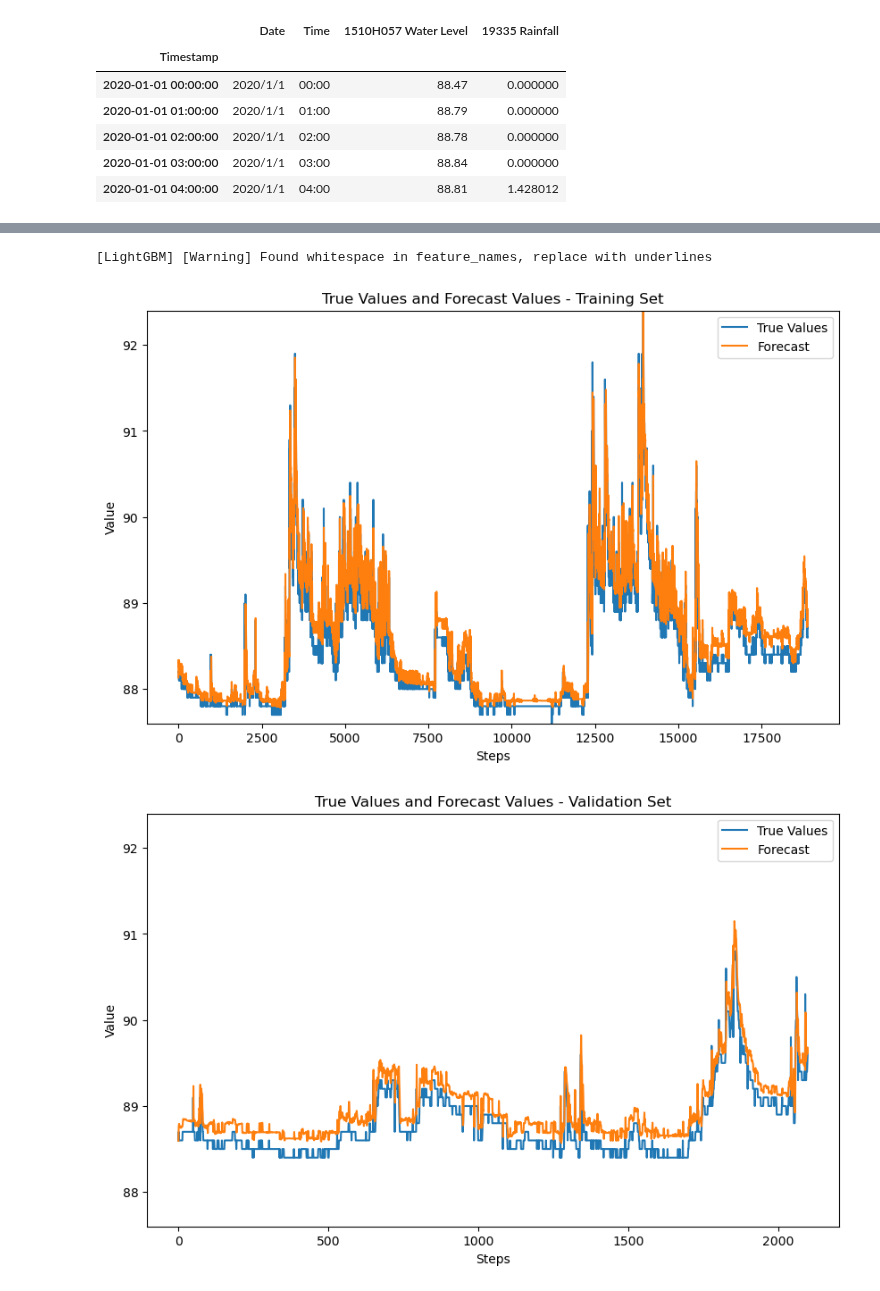
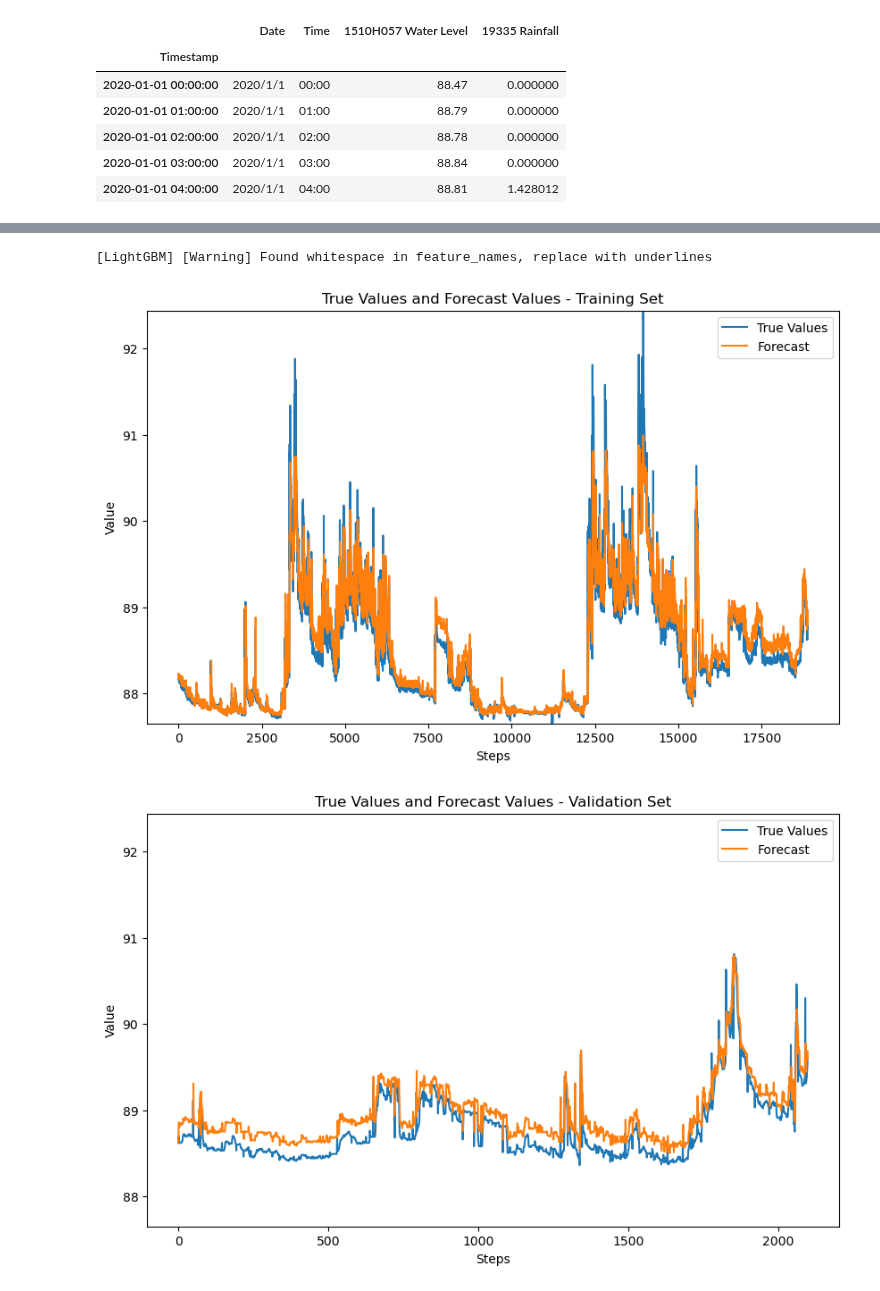
Before and after one commit to wenyi22/-, a Jupyter notebook: water level lest.ipynb, the cells around one changed output, grey strips where cells are left out. Drawn from its saved outputs; the diff is of its cells as text; code cells hidden in the pictures.

```diff
--- a/water level lest.ipynb
+++ b/water level lest.ipynb
@@ -22,8 +22,9 @@ from tensorflow.keras.layers import LSTM, Dense
 from sklearn.metrics import r2_score
 
 # 讀取數據
-data_path = r'C:\Users\rex\Desktop\水位預測\3\1510H057.csv'   # 檔案位置(可更改位置)
+data_path = '資料/水位雨量資料/1510H057.csv'
 data = pd.read_csv(data_path)
+
 # 定義 時間索引 欄位
 def create_timestamp(data):
     # 將"Date"和"Time"合併成時間戳記並設置為索引
@@ -60,7 +61,7 @@ Timestamp
 | 2020-01-01 04:00:00 | 2020/1/1 | 04:00 | 88.81 | 1.428012 |
 # %%
 # 水位四捨五入小數第一位
-data['1510H057 Water Level'] = data['1510H057 Water Level'].round(1)
+data['1510H057 Water Level'] = data['1510H057 Water Level'].round(2)
 # -------------------------------------------------------------------------------------------------------------------
 # 列出所有要增加特徵的欄位名稱
 columns_to_expand = ["1510H057 Water Level","19335 Rainfall"]
@@ -243,14 +243,14 @@ y_test = test_data["1510H057 Water Level_target_1"]
 model = lgb.LGBMRegressor(
     objective='regression',
     num_leaves=24,
-    learning_rate=0.026280882494747457,
-    n_estimators=694,
-    max_bin=38,
-    subsample=0.7132909457300148,
-    subsample_freq=2,
-    colsample_bytree=0.9387943332342736,
-    min_child_samples=4,
-    min_child_weight=12,
+    learning_rate=0.03366781071846638,
+    n_estimators=675,
+    max_bin=40,
+    subsample=0.7124500581816137,
+    subsample_freq=3,
+    colsample_bytree=0.8784303388858438,
+    min_child_samples=5,
+    min_child_weight=10,
     verbose=0,
     device='gpu',
     random_state=seed_value
@@ -266,33 +266,36 @@ dump(model, 'model/lgb_model.joblib')
 with open('model/feature_names.json', 'w') as f:
     json.dump(list(X_train.columns), f)
 
-WINDOW_SIZE = 72
+WINDOW_SIZE = 144
 
 # 定義多步預測函數
 def recursive_forecast(model, X_test, y_test, steps=288):
-    forecast = []
-    true_values = []
-    r2_scores = []
-    mape_scores = []
+    forecast = []          # 存儲預測結果的列表
+    true_values = []       # 存儲真實目標值的列表
+    r2_scores = []         # 存儲 R-squared 分數的列表
+    mape_scores = []       # 存儲 MAPE 的列表
 
-    X_test_copy = X_test.copy()
+    X_test_copy = X_test.copy()  # 拷貝測試集特徵數據，以確保不修改原始數據
 
     for i in range(steps):
-        features = X_test_copy.iloc[i].values.reshape(1, -1)
-        true_value = y_test.iloc[i]
-        true_values.append(true_value)
+        features = X_test_copy.iloc[i].values.reshape(1, -1)  # 提取當前時間步的特徵數據並轉換為二維數組
+        true_value = y_test.iloc[i]  # 提取當前時間步的真實目標值
+        true_values.append(true_value)  # 將真實目標值添加到列表中
 
-        pred = model.predict(features)
-        forecast.append(pred[0])
+        pred = model.predict(features)  # 使用模型進行預測
+        forecast.append(pred[0])        # 將預測結果添加到列表中
 
         if i < steps - 1:
+            # 更新下一時間步的特徵數據，以使用先前的預測值進行預測
             X_test_copy.iloc[i + 1, -WINDOW_SIZE:] = np.hstack((X_test_copy.iloc[i, -WINDOW_SIZE:-1].values, [pred[0]]))
 
-        r2_scores.append(r2_score(true_values, forecast))
-        mape_scores.append(mean_absolute_percentage_error(true_values, forecast))
+        # 計算當前時間步的 R-squared 分數並添加到列表中
+        r2_scores.append(r2_score([true_value], [pred[0]]))
+
+        # 計算當前時間步的 MAPE 並添加到列表中
+        mape_scores.append(mean_absolute_percentage_error([true_value], [pred[0]]))
 
     return forecast, true_values, r2_scores, mape_scores
-
 
 # 找到全局最大值和最小值
 global_min = min(y_train.min(), y_val.min(), y_test.min())
@@ -313,32 +316,32 @@ for set_name, X, y in sets:
     plt.plot(true_values, label='True Values')
     plt.plot(forecast, label='Forecast')
     plt.legend()
     plt.xlabel('Steps')
     plt.ylabel('Value')
     plt.title(f'True Values and Forecast Values - {set_name}')
     plt.ylim(global_min, global_max)  # 設定y軸的限制
     plt.show()
 
 # 取得重要特徵名稱與重要評分
 feature_importances = model.feature_importances_
 important_features = X_train.columns[feature_importances.argsort()[::-1]]
 
 print("Important features:")
 for i, feature_name in enumerate(important_features):
     print(f"{i+1}. {feature_name} - {feature_importances[important_features.get_loc(feature_name)]}")
 
 print("-------------------------------------------------------------------------")
 # 保存R²和MAPE得分到一個Excel文件
 results_df = pd.DataFrame({
     'Step': list(range(1, len(X) + 1)),
     'R² Score': r2_scores,
     'MAPE Score': mape_scores
 })
 
 results_df.to_excel(f'{set_name.lower().replace(" ", "_")}_multi_step_forecast_results.xlsx', index=False)
 
 print(f"R² and MAPE scores for {set_name} have been saved to '{set_name.lower().replace(' ', '_')}_multi_step_forecast_results.xlsx'")
 # %% [output]
 [LightGBM] [Warning] Found whitespace in feature_names, replace with underlines
-[figure, old version]
+[figure, new version]
-[figure, old version]
+[figure, new version]
```
Also changed, not shown: parts of 9 cells of this notebook, 2 other files.
